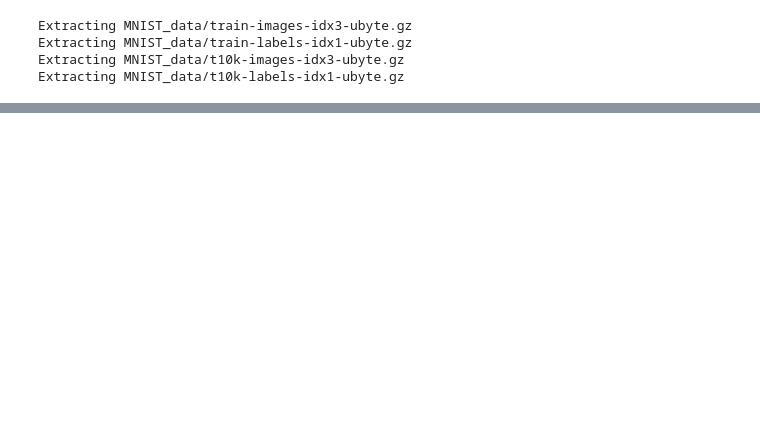
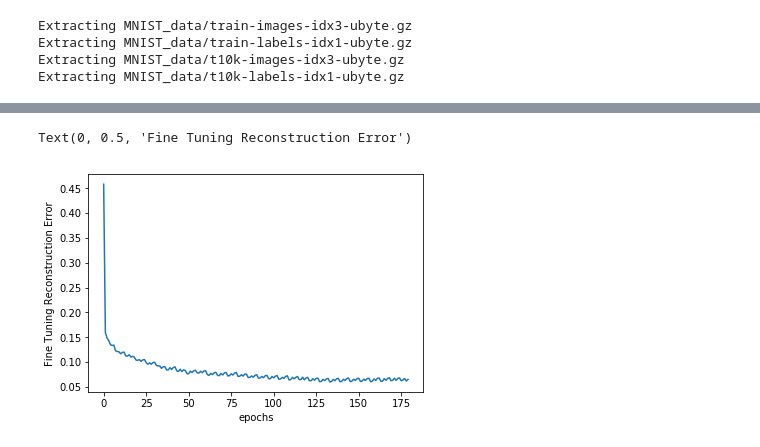
Before and after one commit to Abhijeet399/AUTO-ENCODERS, a Jupyter notebook: Stacked autoencoder.ipynb, the cells around one changed output, grey strips where cells are left out. Drawn from its saved outputs; the diff is of its cells as text; code cells hidden in the pictures; blank space fills up the shorter version.

Commit message:
Stacked autoencoder

```diff
--- a/Stacked autoencoder.ipynb
+++ b/Stacked autoencoder.ipynb
@@ -48,0 +131,16 @@ class StackedAutoEncoder(object):
+# %%
+Xtrain = trX.astype(np.float32)
+Xtrain_noisy = corruption(Xtrain).astype(np.float32)
+Xtest = teX.astype(np.float32)
+Xtest_noisy = corruption(Xtest).astype(np.float32)
+_, m = Xtrain.shape
+list1 = [m, 500, 50] # List with number of neurons in Each hidden layer, starting from input layer
+n_layers = len(list1)-1
+autoEncoder = StackedAutoEncoder(list1)
+#Initialize all variables
+init = tf.global_variables_initializer()
+with tf.Session() as sess:
+    sess.run(init)
+    autoEncoder.set_session(sess)
+    err = autoEncoder.fit(Xtrain, Xtrain_noisy, n_layers, epochs=30)
+    out = autoEncoder.reconstruct(Xtest_noisy[0:100],n_layers)
@@ -48,0 +165,7 @@ class StackedAutoEncoder(object):
+# %%
+plt.plot(err)
+plt.xlabel('epochs')
+plt.ylabel('Fine Tuning Reconstruction Error')
+# %% [output]
+Text(0, 0.5, 'Fine Tuning Reconstruction Error')
+[figure, added]
```
Also changed, not shown: parts of 4 cells of this notebook.
